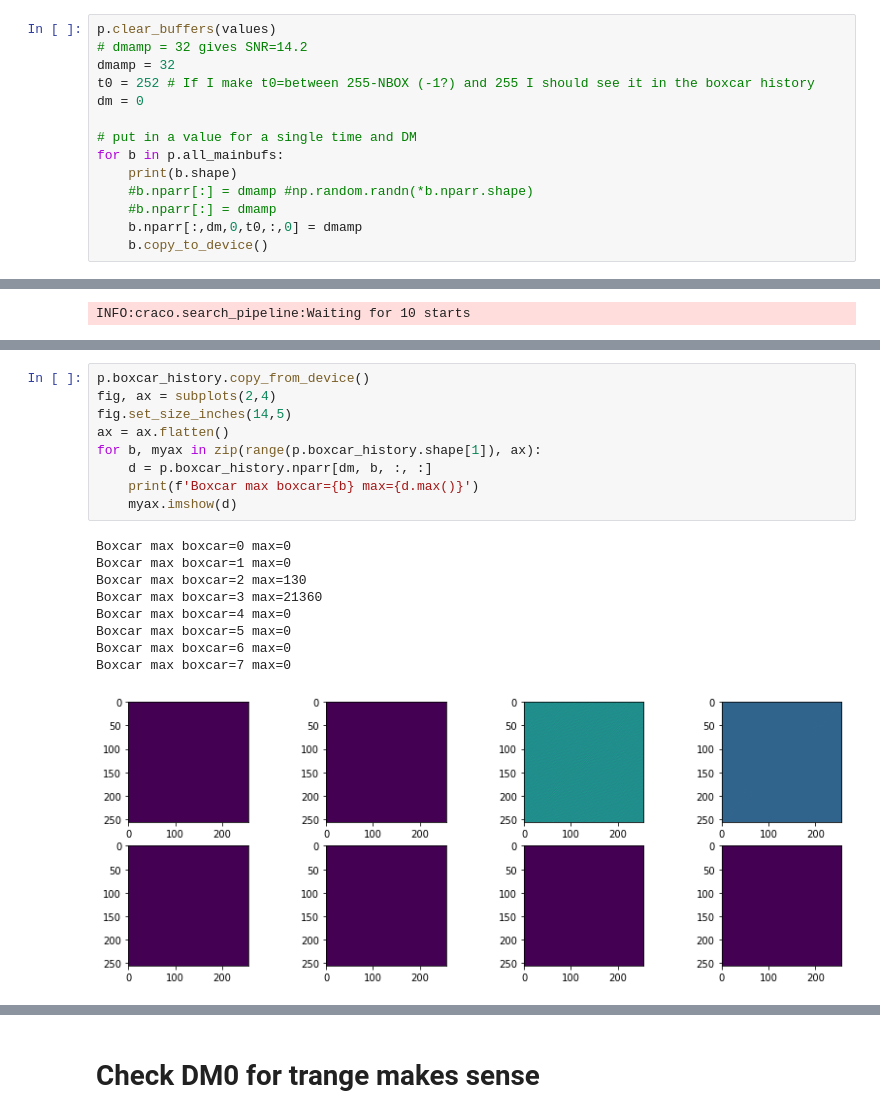
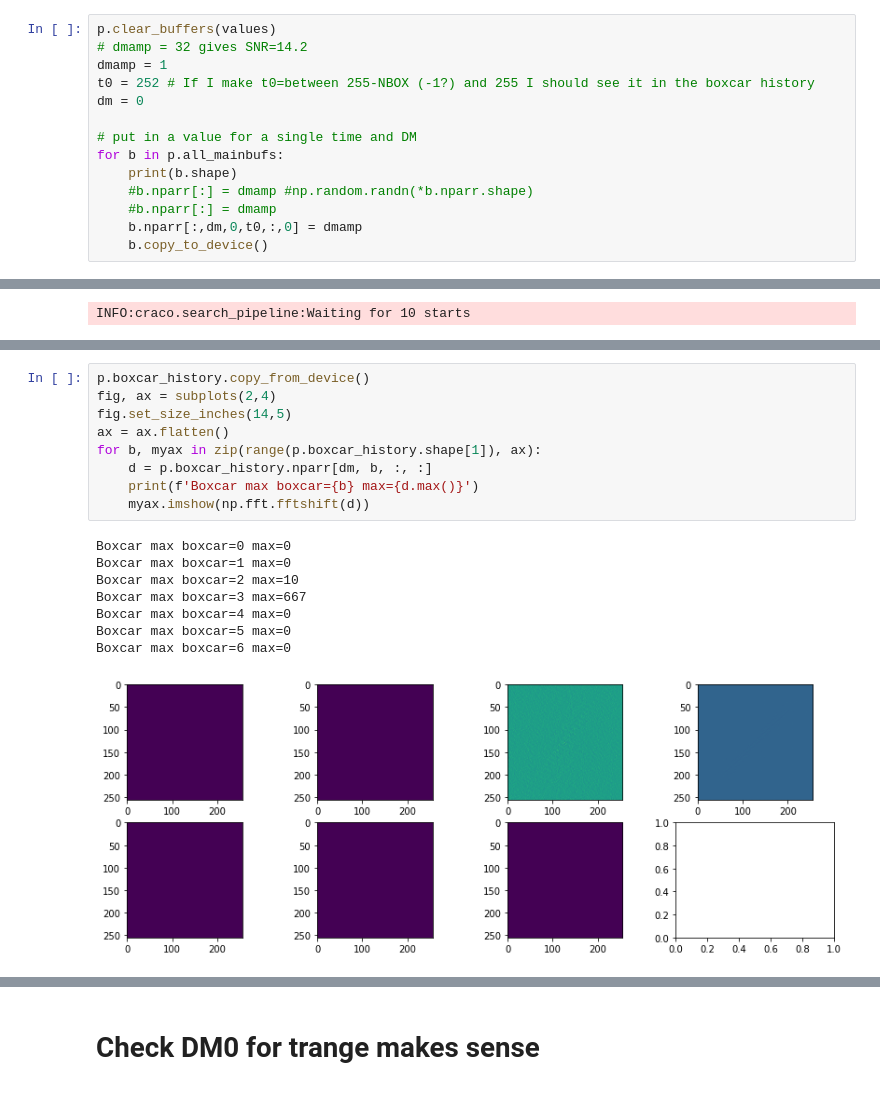
Before and after one commit to askap-craco/craco-python, a Jupyter notebook: notebooks/Testing image pipeline with impulses.ipynb, the cells around one changed output, grey strips where cells are left out. Cells and saved outputs as stored; diff of their text form.

```diff
--- a/notebooks/Testing image pipeline with impulses.ipynb
+++ b/notebooks/Testing image pipeline with impulses.ipynb
@@ -138,7 +143,7 @@ Allocated 1048576 bytes flags=flags.normal groupid=4 address=0x40000000
 # %%
 p.clear_buffers(values)
 # dmamp = 32 gives SNR=14.2
-dmamp = 32
+dmamp = 1
 t0 = 252 # If I make t0=between 255-NBOX (-1?) and 255 I should see it in the boxcar history
 dm = 0
 
@@ -218,19 +212,18 @@ The sume all the numbufs was 169984
 # %%
 p.boxcar_history.copy_from_device()
 fig, ax = subplots(2,4)
 fig.set_size_inches(14,5)
 ax = ax.flatten()
 for b, myax in zip(range(p.boxcar_history.shape[1]), ax):
     d = p.boxcar_history.nparr[dm, b, :, :]
     print(f'Boxcar max boxcar={b} max={d.max()}')
-    myax.imshow(d)
+    myax.imshow(np.fft.fftshift(d))
 # %% [output]
 Boxcar max boxcar=0 max=0
 Boxcar max boxcar=1 max=0
-Boxcar max boxcar=2 max=130
-Boxcar max boxcar=3 max=21360
+Boxcar max boxcar=2 max=10
+Boxcar max boxcar=3 max=667
 Boxcar max boxcar=4 max=0
 Boxcar max boxcar=5 max=0
 Boxcar max boxcar=6 max=0
-Boxcar max boxcar=7 max=0
-[figure, old version]
+[figure, new version]
```
Also changed, not shown: parts of 43 cells of this notebook, 2 other files.
